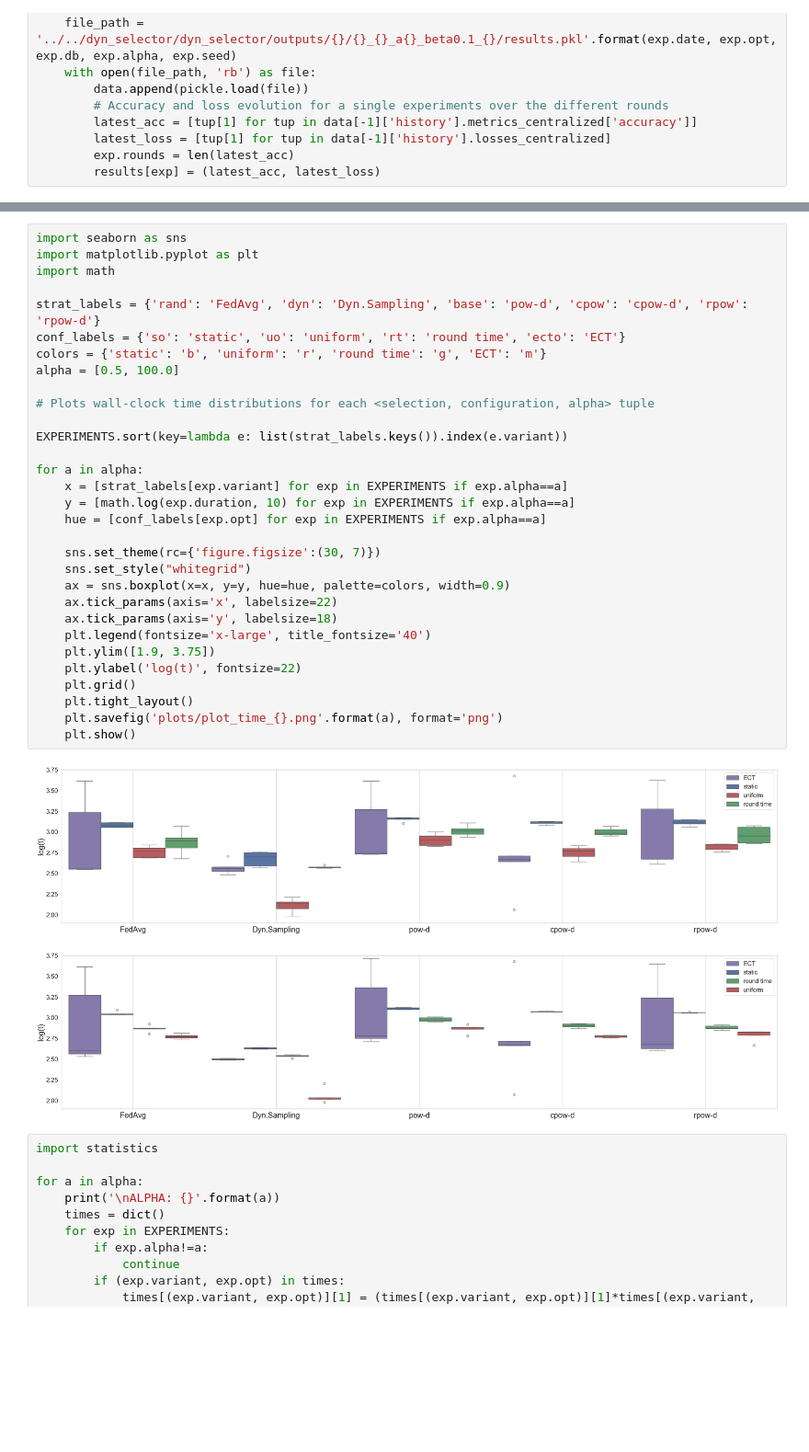
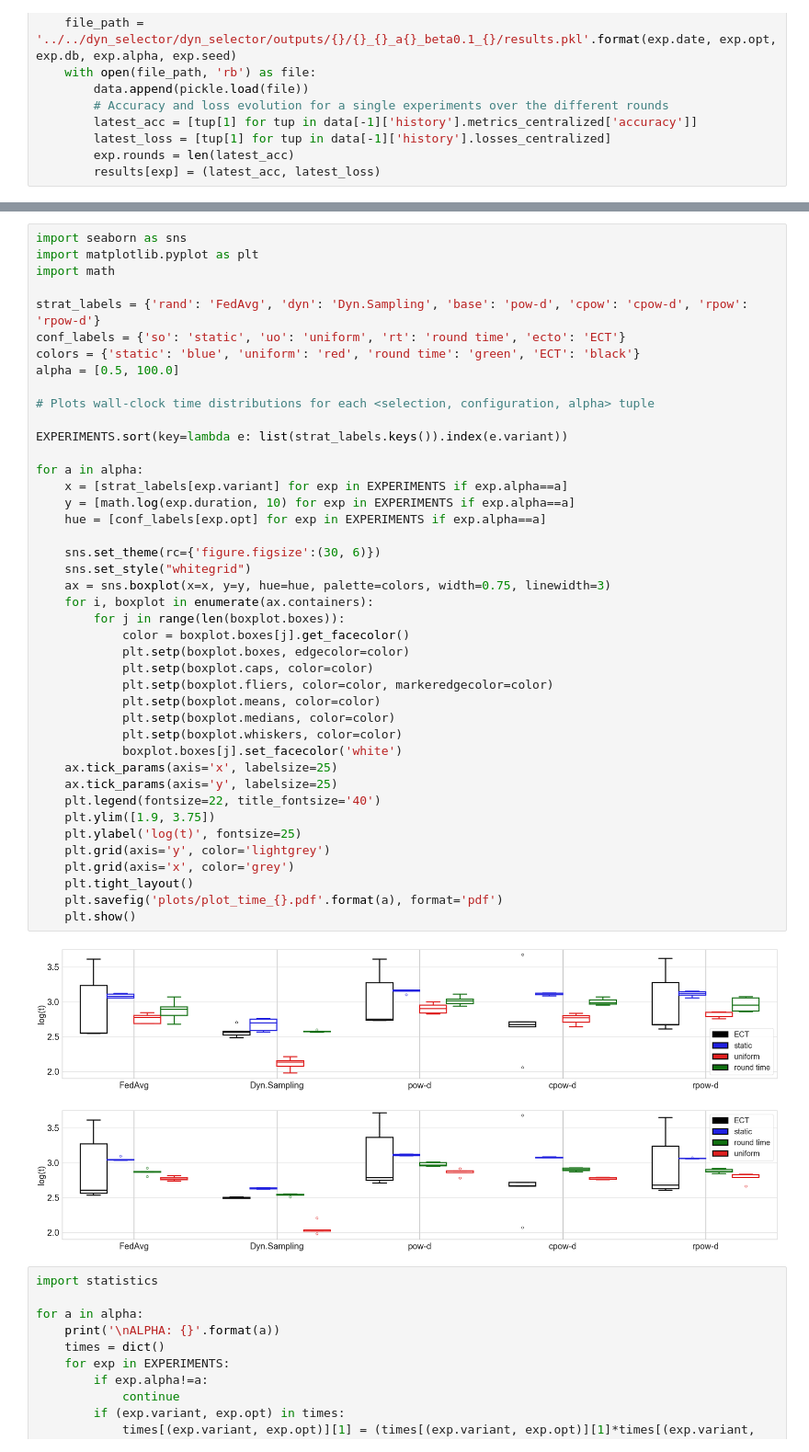
Before and after one commit to FedFlw/NodeSelection, a Jupyter notebook: power_of_choice/power_of_choice/plot_results.ipynb, the cells around one changed output, grey strips where cells are left out. Shown at 92% size. Cells and saved outputs as stored; diff of their text form; blank space fills up the shorter version.

```diff
--- a/power_of_choice/power_of_choice/plot_results.ipynb
+++ b/power_of_choice/power_of_choice/plot_results.ipynb
@@ -244,37 +252,48 @@ base, ecto: 1.29
 # %%
 import seaborn as sns
 import matplotlib.pyplot as plt
 import math
 
 strat_labels = {'rand': 'FedAvg', 'dyn': 'Dyn.Sampling', 'base': 'pow-d', 'cpow': 'cpow-d', 'rpow': 'rpow-d'}
 conf_labels = {'so': 'static', 'uo': 'uniform', 'rt': 'round time', 'ecto': 'ECT'}
-colors = {'static': 'b', 'uniform': 'r', 'round time': 'g', 'ECT': 'm'}
+colors = {'static': 'blue', 'uniform': 'red', 'round time': 'green', 'ECT': 'black'}
 alpha = [0.5, 100.0]
 
 # Plots wall-clock time distributions for each <selection, configuration, alpha> tuple
 
 EXPERIMENTS.sort(key=lambda e: list(strat_labels.keys()).index(e.variant))
 
 for a in alpha:
     x = [strat_labels[exp.variant] for exp in EXPERIMENTS if exp.alpha==a]
     y = [math.log(exp.duration, 10) for exp in EXPERIMENTS if exp.alpha==a]
     hue = [conf_labels[exp.opt] for exp in EXPERIMENTS if exp.alpha==a]
 
-    sns.set_theme(rc={'figure.figsize':(30, 7)})
+    sns.set_theme(rc={'figure.figsize':(30, 6)})
     sns.set_style("whitegrid")
-    ax = sns.boxplot(x=x, y=y, hue=hue, palette=colors, width=0.9)
-    ax.tick_params(axis='x', labelsize=22)
-    ax.tick_params(axis='y', labelsize=18)
-    plt.legend(fontsize='x-large', title_fontsize='40')
+    ax = sns.boxplot(x=x, y=y, hue=hue, palette=colors, width=0.75, linewidth=3)
+    for i, boxplot in enumerate(ax.containers):
+        for j in range(len(boxplot.boxes)):
+            color = boxplot.boxes[j].get_facecolor()
+            plt.setp(boxplot.boxes, edgecolor=color)
+            plt.setp(boxplot.caps, color=color)
+            plt.setp(boxplot.fliers, color=color, markeredgecolor=color)
+            plt.setp(boxplot.means, color=color)
+            plt.setp(boxplot.medians, color=color)
+            plt.setp(boxplot.whiskers, color=color)
+            boxplot.boxes[j].set_facecolor('white')
+    ax.tick_params(axis='x', labelsize=25)
+    ax.tick_params(axis='y', labelsize=25)
+    plt.legend(fontsize=22, title_fontsize='40')
     plt.ylim([1.9, 3.75])
-    plt.ylabel('log(t)', fontsize=22)
-    plt.grid()
+    plt.ylabel('log(t)', fontsize=25)
+    plt.grid(axis='y', color='lightgrey')
+    plt.grid(axis='x', color='grey')
     plt.tight_layout()
-    plt.savefig('plots/plot_time_{}.png'.format(a), format='png')
+    plt.savefig('plots/plot_time_{}.pdf'.format(a), format='pdf')
     plt.show()
 # %% [output]
-[figure, old version]
+[figure, new version]
-[figure, old version]
+[figure, new version]
 # %%
 import statistics
 
```
Also changed, not shown: parts of 2 cells of this notebook, 24 other files.
